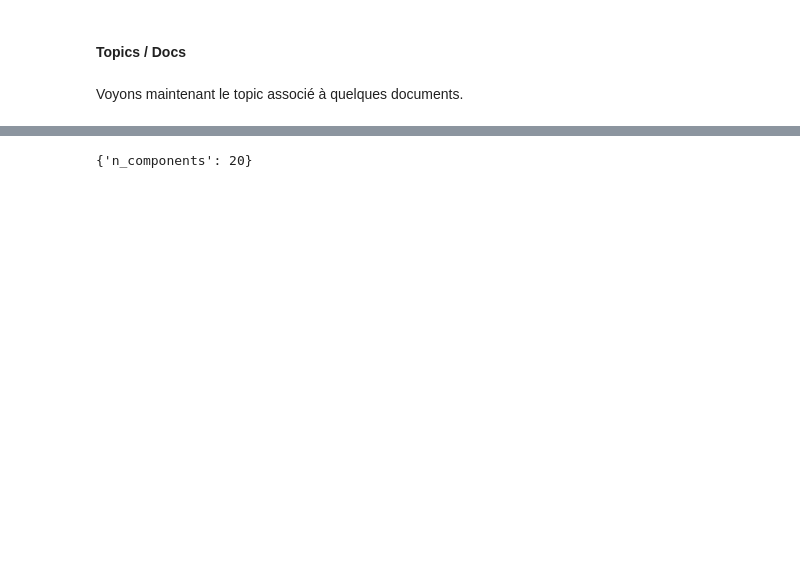
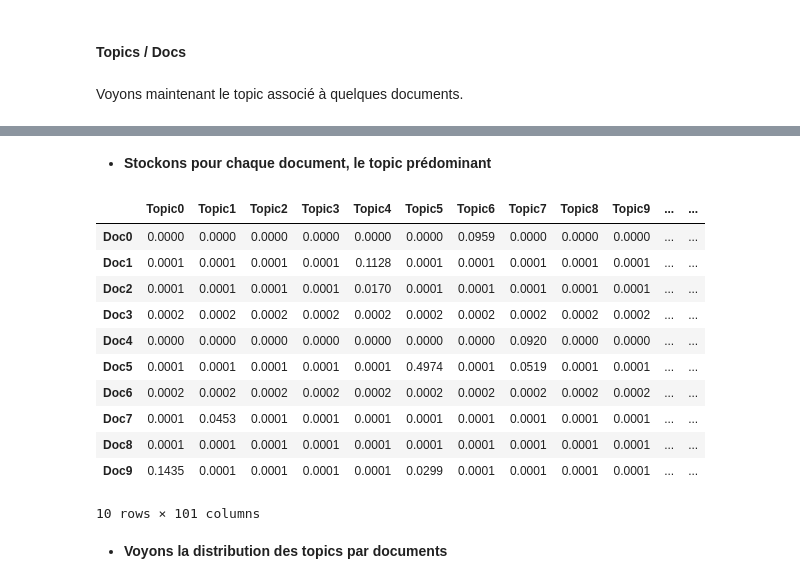
Before and after one commit to makboulhoussen/projet6, a Jupyter notebook: SOF_Tags_UnsupervisedMethod.ipynb, the cells around one changed output, grey strips where cells are left out. Cells and saved outputs as stored; diff of their text form; code cells hidden in the pictures; blank space fills up the shorter version.

```diff
--- a/SOF_Tags_UnsupervisedMethod.ipynb
+++ b/SOF_Tags_UnsupervisedMethod.ipynb
@@ -220,0 +250,2 @@ lda_output = lda_model.fit_transform(cv_matrix)
+# %%
+lda_output = best_lda_model.transform(data_vectorized)
@@ -223,2 +269,12 @@ lda_output = lda_model.fit_transform(cv_matrix)
 # %% [markdown]
 Affichage des top words pour chaque topics.
+# %%
+# liste des topics
+topicnames = ["Topic" + str(i) for i in range(best_lda_model.n_components)]
+
+# Topic-Keyword Matrice
+df_topic_keywords = pd.DataFrame(best_lda_model.components_)
+df_topic_keywords.columns = vocab
+df_topic_keywords.index = topicnames
+
+df_topic_keywords.head()
@@ -322,4 +377,0 @@ done in 541.054s.
-# %%
-model.best_params_
-# %% [output]
-{'n_components': 20}
@@ -329,0 +378,29 @@ ldabest_output = lda_best.fit_transform(cv_matrix)
+# %% [markdown]
+- **Stockons pour chaque document, le topic prédominant**
+# %%
+# id des posts
+docnames = ["Doc" + str(i) for i in range(len(x_train))]
+
+# On crée un dataframe
+df_document_topic = pd.DataFrame(np.round(lda_output, 4), columns=topicnames, index=docnames)
+
+# On rajoute une colonne contenant le numéro du topic prédominant
+dominant_topic = np.argmax(df_document_topic.values, axis=1)
+df_document_topic['dominant_topic'] = dominant_topic
+# %%
+df_document_topic.head(10)
+# %% [output]
+|  | Topic0 | Topic1 | Topic2 | Topic3 | Topic4 | Topic5 | Topic6 | Topic7 | Topic8 | Topic9 | ... | ... |
+| Doc0 | 0.0000 | 0.0000 | 0.0000 | 0.0000 | 0.0000 | 0.0000 | 0.0959 | 0.0000 | 0.0000 | 0.0000 | ... | ... |
+| Doc1 | 0.0001 | 0.0001 | 0.0001 | 0.0001 | 0.1128 | 0.0001 | 0.0001 | 0.0001 | 0.0001 | 0.0001 | ... | ... |
+| Doc2 | 0.0001 | 0.0001 | 0.0001 | 0.0001 | 0.0170 | 0.0001 | 0.0001 | 0.0001 | 0.0001 | 0.0001 | ... | ... |
+| Doc3 | 0.0002 | 0.0002 | 0.0002 | 0.0002 | 0.0002 | 0.0002 | 0.0002 | 0.0002 | 0.0002 | 0.0002 | ... | ... |
+| Doc4 | 0.0000 | 0.0000 | 0.0000 | 0.0000 | 0.0000 | 0.0000 | 0.0000 | 0.0920 | 0.0000 | 0.0000 | ... | ... |
+| Doc5 | 0.0001 | 0.0001 | 0.0001 | 0.0001 | 0.0001 | 0.4974 | 0.0001 | 0.0519 | 0.0001 | 0.0001 | ... | ... |
+| Doc6 | 0.0002 | 0.0002 | 0.0002 | 0.0002 | 0.0002 | 0.0002 | 0.0002 | 0.0002 | 0.0002 | 0.0002 | ... | ... |
+| Doc7 | 0.0001 | 0.0453 | 0.0001 | 0.0001 | 0.0001 | 0.0001 | 0.0001 | 0.0001 | 0.0001 | 0.0001 | ... | ... |
+| Doc8 | 0.0001 | 0.0001 | 0.0001 | 0.0001 | 0.0001 | 0.0001 | 0.0001 | 0.0001 | 0.0001 | 0.0001 | ... | ... |
+| Doc9 | 0.1435 | 0.0001 | 0.0001 | 0.0001 | 0.0001 | 0.0299 | 0.0001 | 0.0001 | 0.0001 | 0.0001 | ... | ... |
+10 rows × 101 columns
+# %% [markdown]
+- **Voyons la distribution des topics par documents**
```
Also changed, not shown: parts of 65 cells of this notebook.
